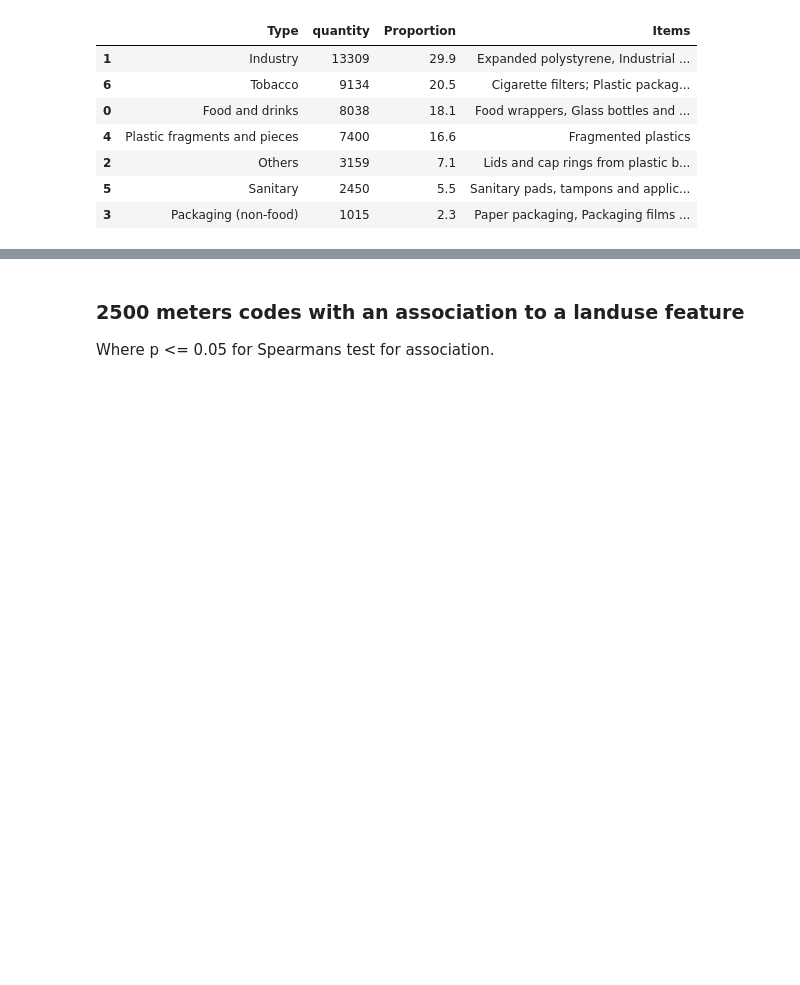
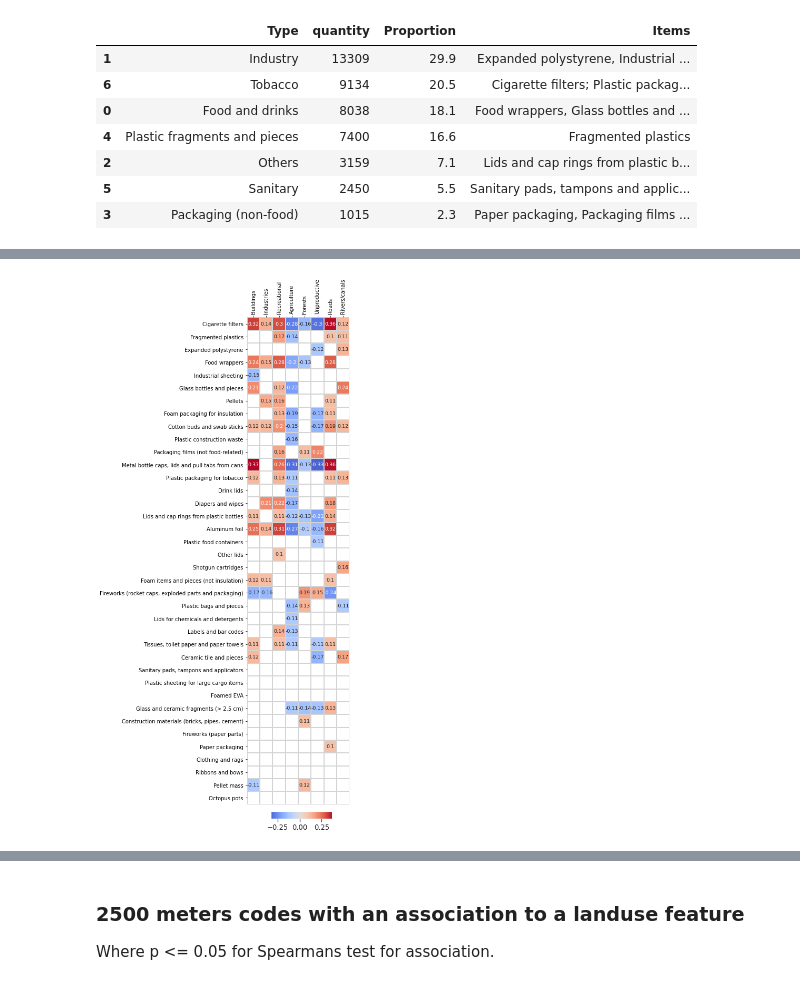
Before and after one commit to hammerdirt-analyst/landuse, a Jupyter notebook: land_use_1500_10000_mod.ipynb, the cells around one changed output, grey strips where cells are left out. Saved outputs shown, nothing was run; the diff lists cells and outputs as text; code cells hidden in the pictures; blank space fills up the shorter version.

```diff
--- a/land_use_1500_10000_mod.ipynb
+++ b/land_use_1500_10000_mod.ipynb
@@ -666,47 +661,38 @@ Df2000
 # %%
 fig, ax= plt.subplots(figsize=(17,17))
 
 
 sns.set(font_scale=1.2)
 
-ax = sns.heatmap(Df2000Vis.round(decimals=2), annot=True, fmt="g", cmap='coolwarm', annot_kws={"size":9.5}, center =0, mask=Df2000Vis==0, square = True,
+ax = sns.heatmap(df2000v.round(decimals=2), annot=True, fmt="g", cmap='coolwarm', annot_kws={"size":9.5}, center =0, mask=df2000v==0, square = True,
                 linewidths=0.1,linecolor="lightgrey", cbar = False, ax = ax)
-#axes[1] = sns.heatmap(Df2000Vis.round(decimals=2).iloc[21:], annot=True, fmt="g", cmap='coolwarm', annot_kws={"size":12}, center =0, mask=Df2000Vis.iloc[21:]==0, square = True,
- #               linewidths=0.1,linecolor="lightgrey", cbar = False, ax = axes[1])
-
 ax.set_ylabel('')
-#axes[1].set_ylabel('')
-
 ax.xaxis.tick_top()
-#axes[1].xaxis.tick_top()
-
 ax.yaxis.tick_left()
-#axes[1].yaxis.tick_left()
 
 ax.xaxis.set_label_position('top')
-#axes[1].xaxis.set_label_position('top')
+ax.set_xticklabels(['Buildings','Industries', 'Recreational', 'Agriculture', 'Forests', 'Unproductive', 'Roads', 'Rivers/canals'],rotation=90)
 
-ax.set_xticklabels(['Buildings','Industries', 'Recreational', 'Agriculture', 'Forests', 'Unproductive', 'Roads', 'Rivers/canals'],rotation=90)
-#axes[1].set_xticklabels(['Buildings','Industries', 'Recreational', 'Agriculture', 'Forests', 'Unproductive', 'Roads', 'Rivers/canals'],rotation=90)
-
+# what does this do?
 ax_divider = make_axes_locatable(ax)
 #cax = ax_divider.append_axes(anchor=(1.0,0.0), size = '2%', pad = '5%')
+
+# how does this work?
 axins = inset_axes(ax,
                    width="60%",  # width = 5% of parent_bbox width
                    height="1.5%",  # height : 50%
                    loc='lower center',
                    bbox_to_anchor=(0.03, -0.03, 1, 1),
                    bbox_transform=ax.transAxes,
                    borderpad=0
                    )
 
 
 fig.colorbar(ax.get_children()[0], cax = axins, orientation = 'horizontal', extendfrac='auto')
-#cax.xaxis.set_ticks_position('top')
-#axins.set_clim(-0.2, 0.2)
-#plt.subplots_adjust(left=None, bottom=None, right=None, top=None, wspace=1.5, hspace=None)
 
-plt.savefig('C:/Users/schre086/figures/land_use_ch/corr_matrix.png', bbox_inches='tight')
+# plt.savefig('C:/Users/schre086/figures/land_use_ch/corr_matrix.png', bbox_inches='tight')
 
 plt.show()
+# %% [output]
+[figure, added]
 # %%
```
Also changed, not shown: parts of 26 cells of this notebook.
